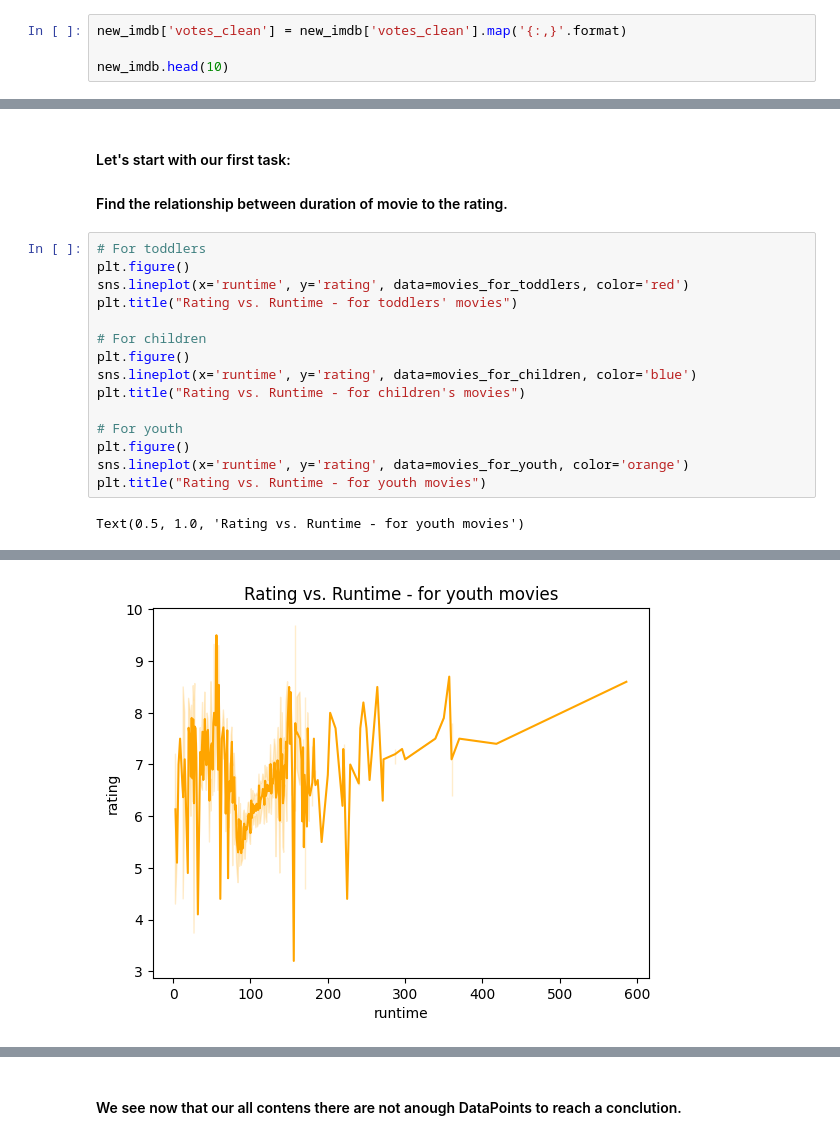
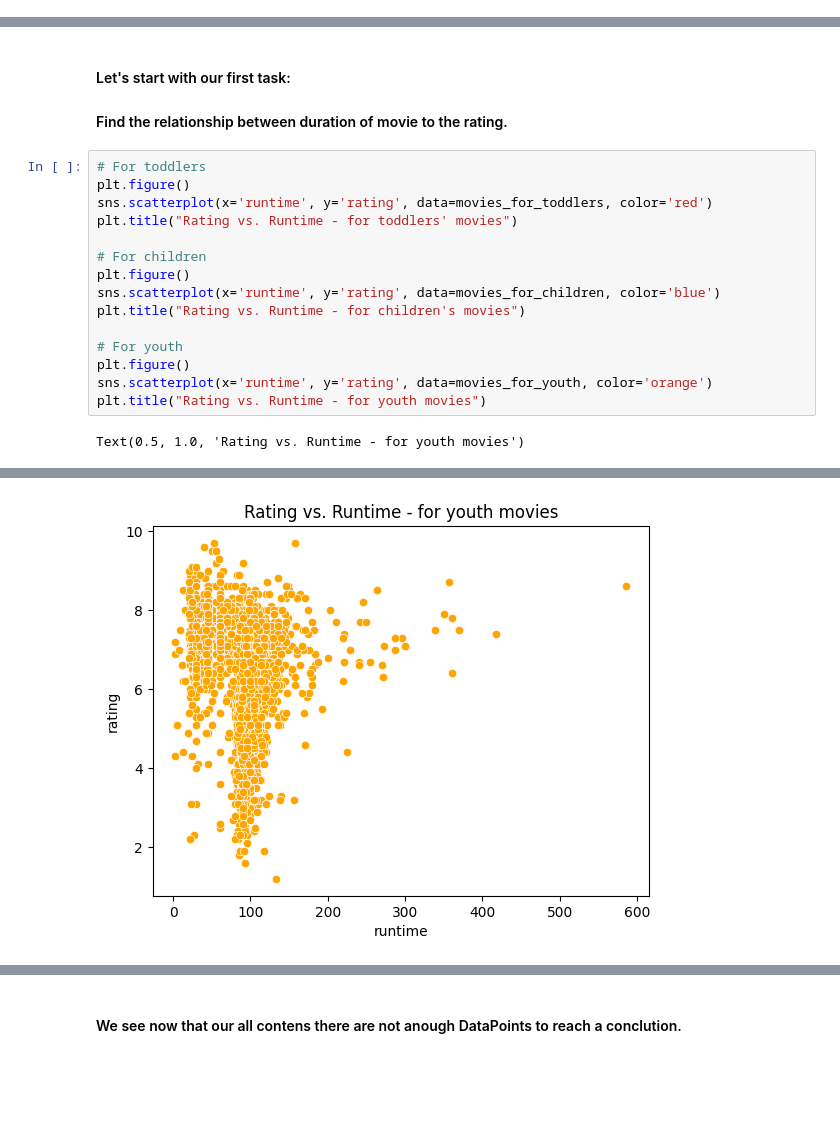
Before and after one commit to ShachR1/Shachar-Y-s-Pandas-Project, a Jupyter notebook: shachar-yarimi-s-pandas3-project.ipynb, the cells around one changed output, grey strips where cells are left out. Drawn from its saved outputs; the diff is of its cells as text; blank space fills up the shorter version.

```diff
--- a/shachar-yarimi-s-pandas3-project.ipynb
+++ b/shachar-yarimi-s-pandas3-project.ipynb
@@ -110,4 +107,0 @@ new_imdb.head()
-# %%
-new_imdb['votes_clean'] = new_imdb['votes_clean'].map('{:,}'.format)
-
-new_imdb.head(10)
@@ -509,17 +491,17 @@ movies_for_youth
 # %%
 # For toddlers
 plt.figure()
-sns.lineplot(x='runtime', y='rating', data=movies_for_toddlers, color='red')
+sns.scatterplot(x='runtime', y='rating', data=movies_for_toddlers, color='red')
 plt.title("Rating vs. Runtime - for toddlers' movies")
 
 # For children
 plt.figure()
-sns.lineplot(x='runtime', y='rating', data=movies_for_children, color='blue')
+sns.scatterplot(x='runtime', y='rating', data=movies_for_children, color='blue')
 plt.title("Rating vs. Runtime - for children's movies")
 
 # For youth
 plt.figure()
-sns.lineplot(x='runtime', y='rating', data=movies_for_youth, color='orange')
+sns.scatterplot(x='runtime', y='rating', data=movies_for_youth, color='orange')
 plt.title("Rating vs. Runtime - for youth movies")
 # %% [output]
 Text(0.5, 1.0, 'Rating vs. Runtime - for youth movies')
@@ -528,2 +510,2 @@ Text(0.5, 1.0, 'Rating vs. Runtime - for youth movies')
-[figure, old version]
+[figure, new version]
 # %% [markdown]
```
Also changed, not shown: parts of 12 cells of this notebook.
